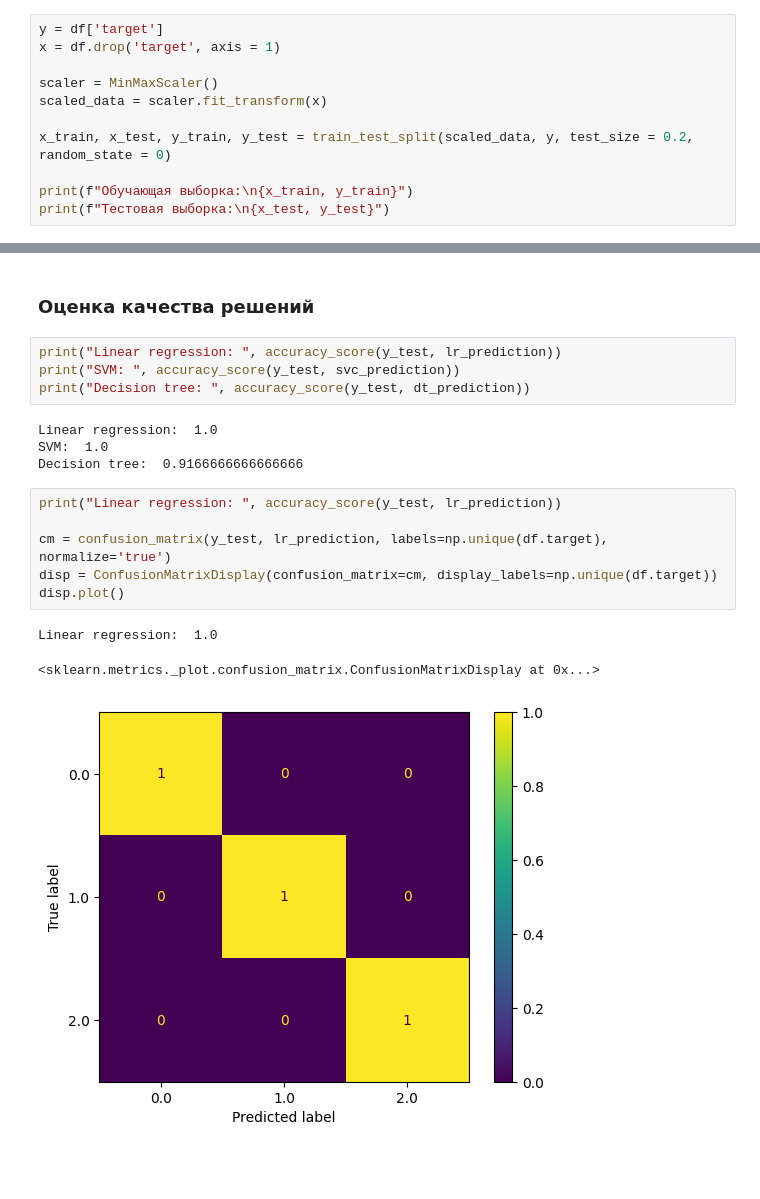
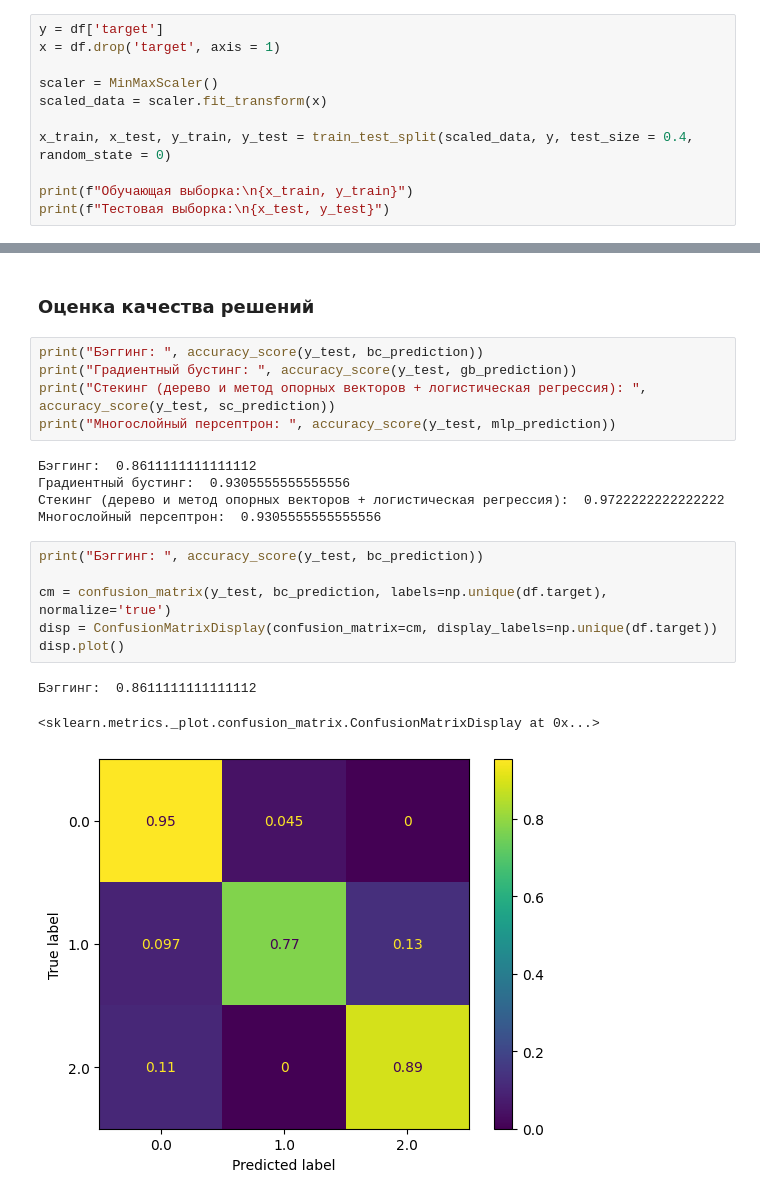
Before and after one commit to viktoranddd/TMO_2023, a Jupyter notebook: Лабораторная работа №5/lab5.ipynb, the cells around one changed output, grey strips where cells are left out. Drawn from its saved outputs; the diff is of its cells as text; blank space fills up the shorter version.

```diff
--- a/Лабораторная работа №5/lab5.ipynb
+++ b/Лабораторная работа №5/lab5.ipynb
@@ -109,7 +117,7 @@ x = df.drop('target', axis = 1)
 scaler = MinMaxScaler()
 scaled_data = scaler.fit_transform(x)
 
-x_train, x_test, y_train, y_test = train_test_split(scaled_data, y, test_size = 0.2, random_state = 0)
+x_train, x_test, y_train, y_test = train_test_split(scaled_data, y, test_size = 0.4, random_state = 0)
 
 print(f"Обучающая выборка:\n{x_train, y_train}")
 print(f"Тестовая выборка:\n{x_test, y_test}")
@@ -177,21 +209,23 @@ Accuracy score=0.9722222222222222
 # %% [markdown]
 ### Оценка качества решений
 # %%
-print("Linear regression: ", accuracy_score(y_test, lr_prediction))
-print("SVM: ", accuracy_score(y_test, svc_prediction))
-print("Decision tree: ", accuracy_score(y_test, dt_prediction))
+print("Бэггинг: ", accuracy_score(y_test, bc_prediction))
+print("Градиентный бустинг: ", accuracy_score(y_test, gb_prediction))
+print("Стекинг (дерево и метод опорных векторов + логистическая регрессия): ", accuracy_score(y_test, sc_prediction))
+print("Многослойный персептрон: ", accuracy_score(y_test, mlp_prediction))
 # %% [output]
-Linear regression:  1.0
-SVM:  1.0
-Decision tree:  0.9166666666666666
+Бэггинг:  0.8611111111111112
+Градиентный бустинг:  0.9305555555555556
+Стекинг (дерево и метод опорных векторов + логистическая регрессия):  0.9722222222222222
+Многослойный персептрон:  0.9305555555555556
 # %%
-print("Linear regression: ", accuracy_score(y_test, lr_prediction))
+print("Бэггинг: ", accuracy_score(y_test, bc_prediction))
 
-cm = confusion_matrix(y_test, lr_prediction, labels=np.unique(df.target), normalize='true')
+cm = confusion_matrix(y_test, bc_prediction, labels=np.unique(df.target), normalize='true')
 disp = ConfusionMatrixDisplay(confusion_matrix=cm, display_labels=np.unique(df.target))
 disp.plot()
 # %% [output]
-Linear regression:  1.0
+Бэггинг:  0.8611111111111112
 <sklearn.metrics._plot.confusion_matrix.ConfusionMatrixDisplay at 0x...>
-[figure, old version]
+[figure, new version]
 # %%
```
Also changed, not shown: parts of 18 cells of this notebook, 14 other files.
